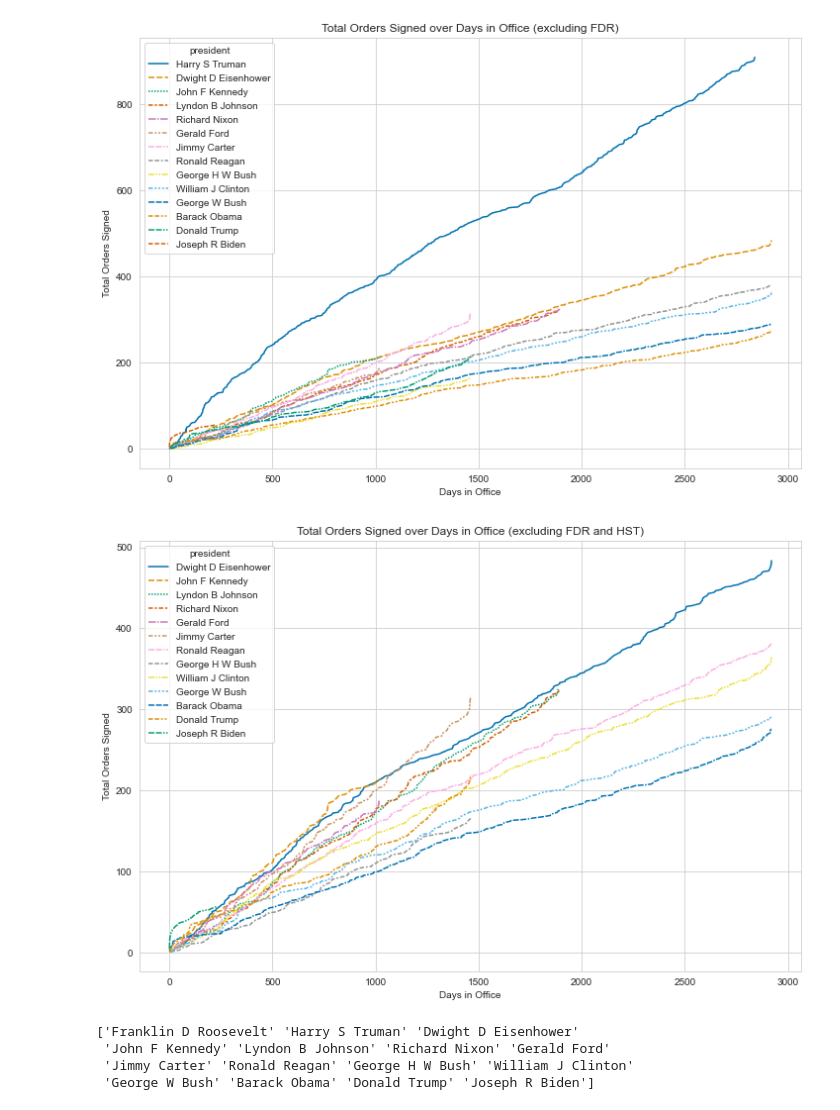
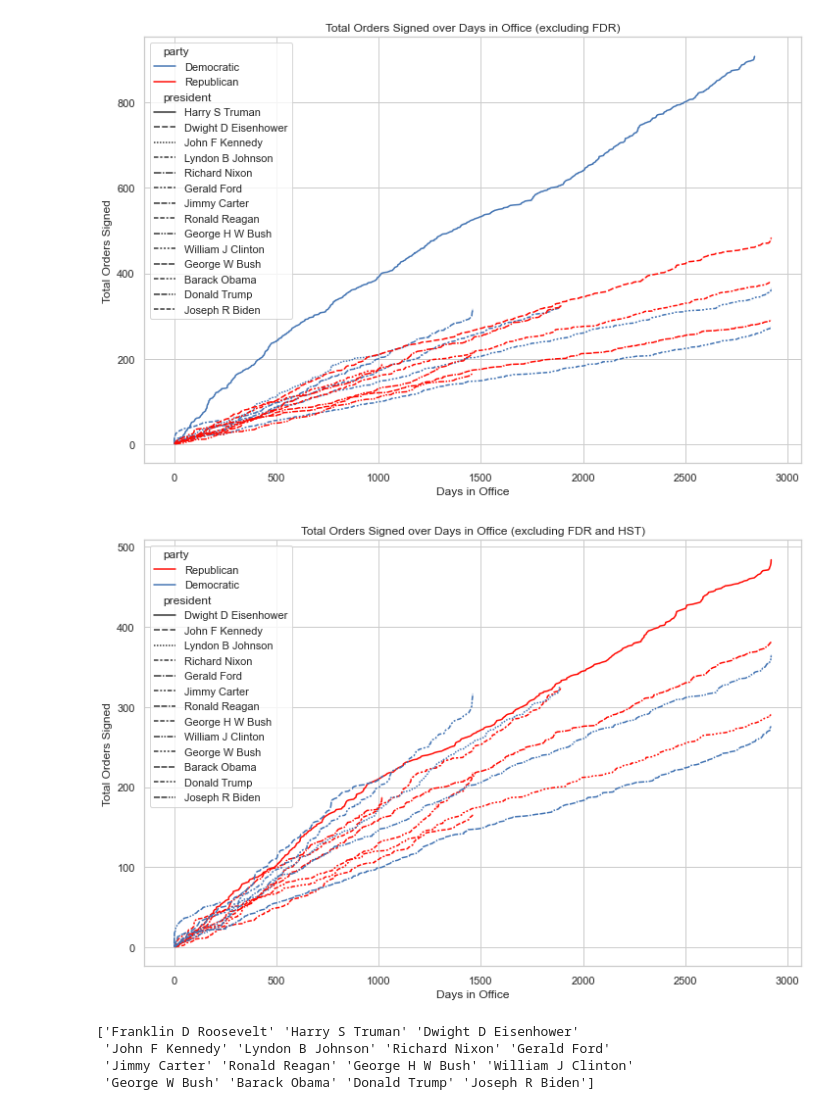
Before and after one commit to sporanges/exec_orders, a Jupyter notebook: 4_pretty_graphs.ipynb, the cells around one changed output. Cells and saved outputs as stored; diff of their text form; code cells hidden in the pictures.

Commit message:
updated lineplots

```diff
--- a/4_pretty_graphs.ipynb
+++ b/4_pretty_graphs.ipynb
@@ -5,8 +5,10 @@ import pandas as pd
 import matplotlib.pyplot as plt
 import seaborn as sns
 
-sns.color_palette('colorblind')
 sns.set_style('whitegrid')
+sns.set_context('notebook')
+
+colors = ['#4374B3', '#FF0B04']
 # %%
 df = pd.read_csv('all_data.csv')
 # %%
@@ -25,27 +27,27 @@ df_subset = df[df['president'] != 'Franklin D Roosevelt']
 # %%
 fig, ax = plt.subplots(figsize = (12,8))
 
-sns.lineplot(x='days', y='count', data=df_subset, hue='president', style='president', palette='colorblind')
+sns.lineplot(x='days', y='count', data=df_subset, hue='party', style='president', palette=sns.color_palette(['#4374B3', '#FF0B04']))
 plt.title('Total Orders Signed over Days in Office (excluding FDR)')
 plt.xlabel('Days in Office')
 plt.ylabel('Total Orders Signed')
 plt.savefig('img_sans_FDR.png', bbox_inches='tight')
 plt.show()
 # %% [output]
-[figure, old version]
+[figure, new version]
 # %%
 df_subsub = df_subset[df_subset['president'] != 'Harry S Truman']
 # %%
 fig, ax = plt.subplots(figsize = (12,8))
 
-sns.lineplot(x='days', y='count', data=df_subsub, hue='president', style='president', palette='colorblind')
+sns.lineplot(x='days', y='count', data=df_subsub, hue='party', style='president', palette=sns.color_palette(['#FF0B04', '#4374B3']))
 plt.title('Total Orders Signed over Days in Office (excluding FDR and HST)')
 plt.xlabel('Days in Office')
 plt.ylabel('Total Orders Signed')
 plt.savefig('img_sans_FDR_HST.png', bbox_inches='tight')
 plt.show()
 # %% [output]
-[figure, old version]
+[figure, new version]
 # %%
 preses = df.president.unique()
 print(preses)
```
Also changed, not shown: parts of 1 cell of this notebook, 4 other files.
